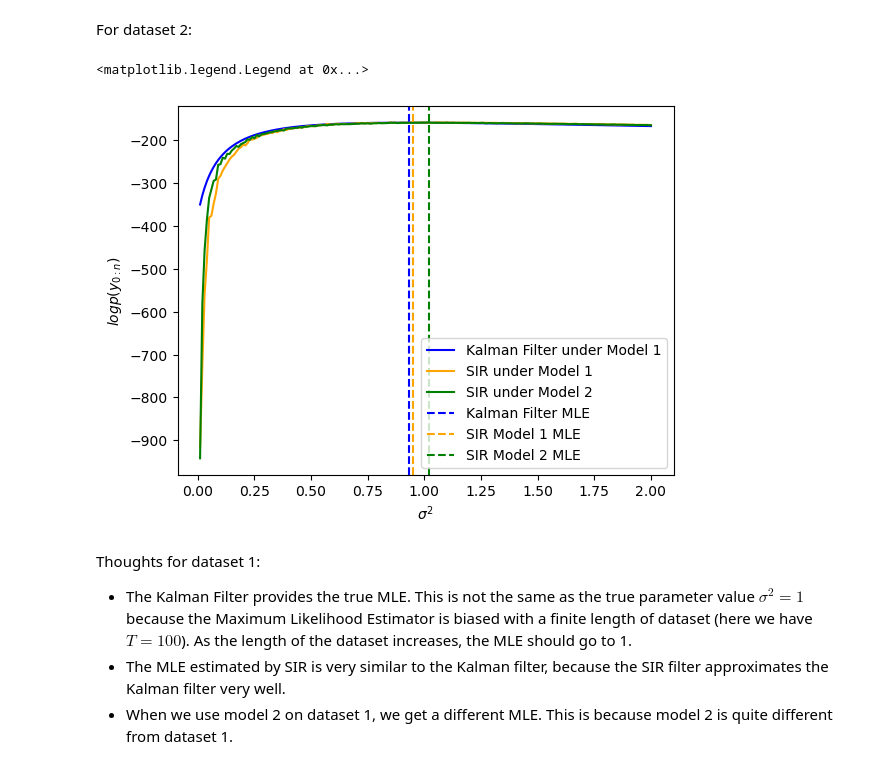
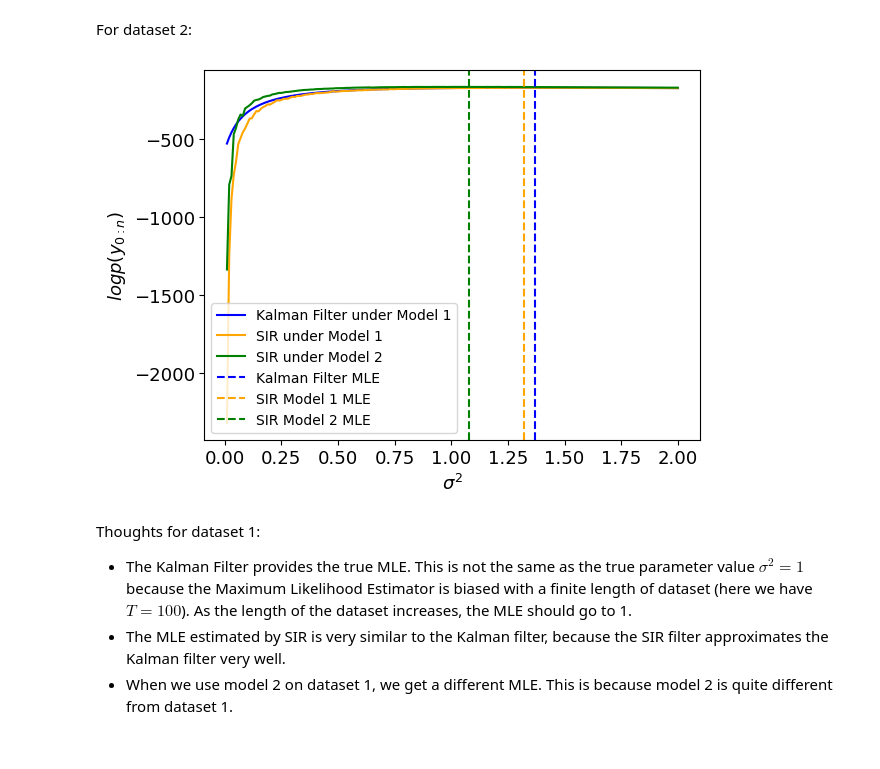
Before and after one commit to Gautam-Chauhan/Advanced-Simulation-Coursework, a Jupyter notebook: Q2.ipynb, the cells around one changed output. Cells and saved outputs as stored; diff of their text form; code cells hidden in the pictures.

```diff
--- a/Q2.ipynb
+++ b/Q2.ipynb
@@ -23,17 +25,17 @@ def generate_data(T):
     tau = 0.5
 
     # Generate initial value of x randomly from N(0,1) and set seed for reproducibility
-    rng1 = np.random.default_rng(2)
+    rng1 = np.random.default_rng(1)
     x0 = stats.norm.rvs(random_state=rng1)
 
     # Generate values of noise for V and W
-    rng2 = np.random.default_rng(4)
+    rng2 = np.random.default_rng(2)
     v = stats.norm.rvs(size=T,random_state=rng2)
 
-    rng3 = np.random.default_rng(6)
+    rng3 = np.random.default_rng(3)
     w1 = stats.norm.rvs(size=T+1,random_state=rng3)
 
-    rng4 = np.random.default_rng(8)
+    rng4 = np.random.default_rng(4)
     w2 = stats.norm.rvs(size=T+1,random_state=rng4)
 
     # Arrays to store hidden state (x) and observations (y)
@@ -149,7 +154,7 @@ def SIR(y,N,sigma2,model,run_number):
     for n in range(1,T):
 
         m,S = prop_mean_var(X[:,n-1],rho,tau)
-        rng = np.random.default_rng(seed=run_number*n+run_number)
+        rng = np.random.default_rng(seed=n+run_number)
         X[:,n] = stats.norm.rvs(loc=m,scale=np.sqrt(S),random_state=rng)
         samples[:,n] = X[:,n]
 
@@ -178,7 +183,7 @@ def experiment(y,model,sigma2_values):
     likelihoods = []
 
     for sigma2 in sigma2_values:
-        unnormalised_weights, X, samples, weights = SIR(y,N=500,sigma2=sigma2,model=model)
+        unnormalised_weights, X, samples, weights = SIR(y,N=500,sigma2=sigma2,model=model,run_number=0)
         log_marginal_likelihood = compute_marginal_likelihood(unnormalised_weights)
         likelihoods.append(log_marginal_likelihood)
 
@@ -300,17 +315,17 @@ plt.legend()
 For dataset 2:
 # %%
 plt.plot(sigma2_values, likelihoods_b, color="blue",label="Kalman Filter under Model 1")
-plt.plot(sigma2_values, likelihoods21, color="orange",label="SIR under Model 1")
+plt.plot(sigma2_values, likelihoods12, color="orange",label="SIR under Model 1")
 plt.plot(sigma2_values, likelihoods22, color="green",label="SIR under Model 2")
 plt.axvline(mle_b, color="blue",linestyle="--",label="Kalman Filter MLE")
-plt.axvline(mle21, color="orange",linestyle="--",label="SIR Model 1 MLE")
+plt.axvline(mle12, color="orange",linestyle="--",label="SIR Model 1 MLE")
 plt.axvline(mle22, color="green", linestyle="--",label="SIR Model 2 MLE")
-plt.xlabel(r"$\sigma^2$")
-plt.ylabel(r"$logp(y_{0:n})$")
-plt.legend()
+plt.xlabel(r"$\sigma^2$",fontsize=13)
+plt.ylabel(r"$logp(y_{0:n})$",fontsize=13)
+plt.legend(fontsize=10)
+plt.tick_params(labelsize=13)
 # %% [output]
-<matplotlib.legend.Legend at 0x...>
-[figure, old version]
+[figure, new version]
 # %% [markdown]
 Thoughts for dataset 1:
 
```
Also changed, not shown: parts of 11 cells of this notebook, 1 other file.
